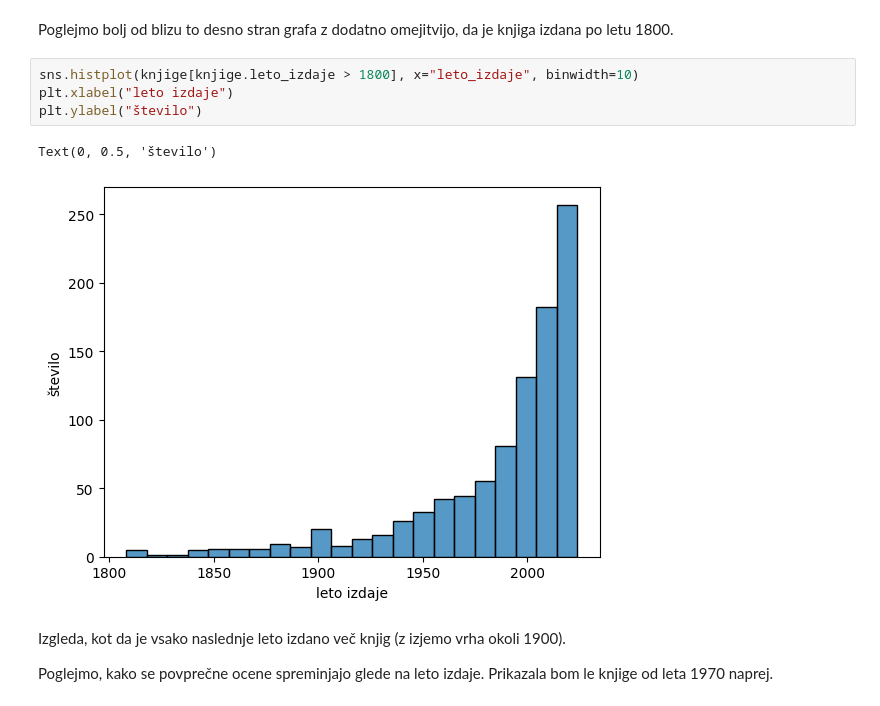
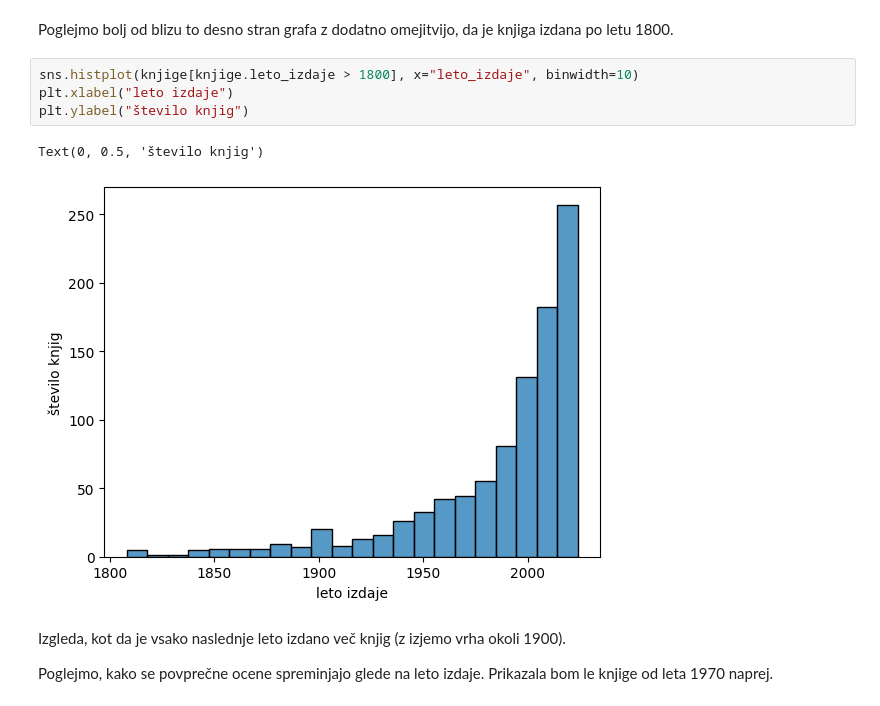
Before and after one commit to anjacegnar/projektna_uvp, a Jupyter notebook: analiza_podatkov.ipynb, the cells around one changed output. Cells and saved outputs as stored; diff of their text form.

```diff
--- a/analiza_podatkov.ipynb
+++ b/analiza_podatkov.ipynb
@@ -129,10 +130,10 @@ Poglejmo bolj od blizu to desno stran grafa z dodatno omejitvijo, da je knjiga i
 # %%
 sns.histplot(knjige[knjige.leto_izdaje > 1800], x="leto_izdaje", binwidth=10)
 plt.xlabel("leto izdaje")
-plt.ylabel("število")
+plt.ylabel("število knjig")
 # %% [output]
-Text(0, 0.5, 'število')
+Text(0, 0.5, 'število knjig')
-[figure, old version]
+[figure, new version]
 # %% [markdown]
 Izgleda, kot da je vsako naslednje leto izdano več knjig (z izjemo vrha okoli 1900).
 
```
Also changed, not shown: parts of 6 cells of this notebook.
